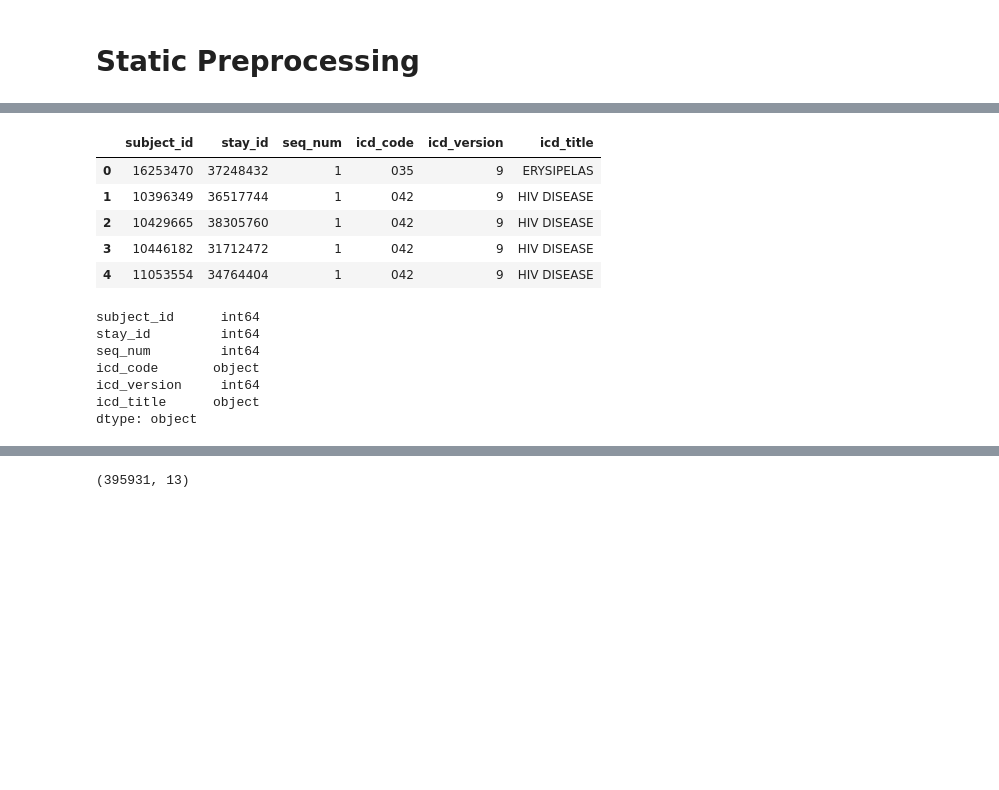
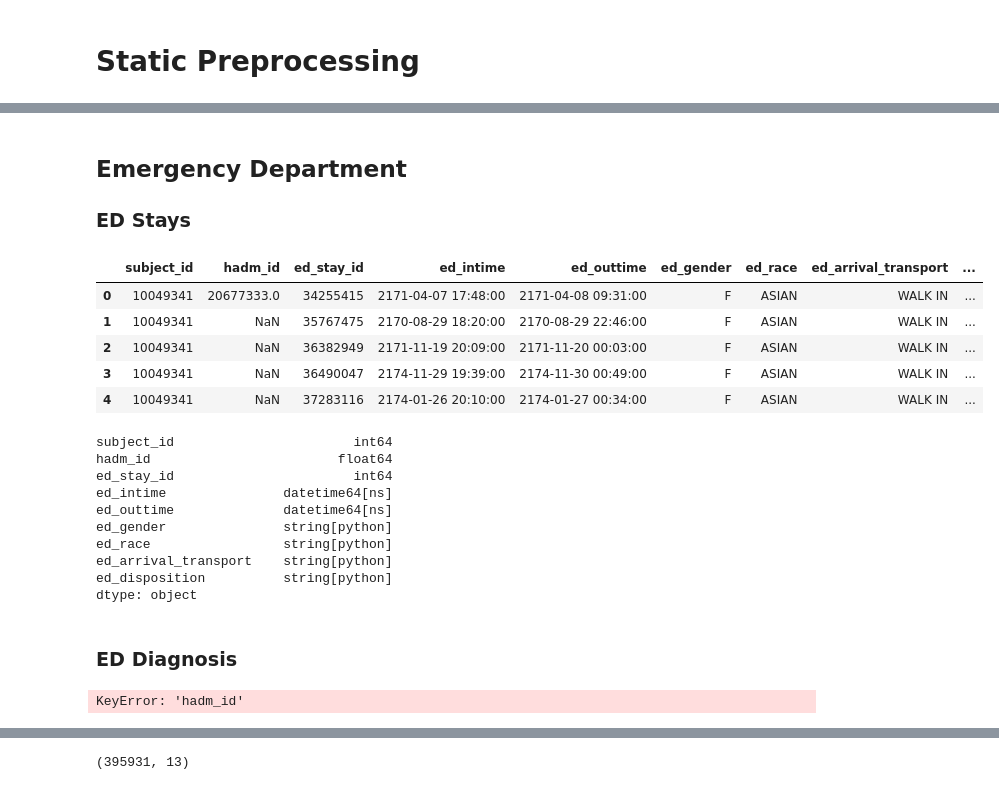
Before and after one commit to brandonng2/ClinicalDigitalTwin, a Jupyter notebook: notebooks/static_preprocessing.ipynb, the cells around one changed output, grey strips where cells are left out. Drawn from its saved outputs; the diff is of its cells as text; code cells hidden in the pictures; blank space fills up the shorter version.

Commit message:
Adding static preprocessing fucntions

```diff
--- a/notebooks/static_preprocessing.ipynb
+++ b/notebooks/static_preprocessing.ipynb
@@ -28,4 +28,5 @@ with open(config_path, "r") as f:
 in_dir = os.path.join(repo_root, config["paths"]["in_dir"])
 out_dir = os.path.join(repo_root, config["paths"]["out_dir"])
 
-patients, admissions, hosp_diagnosis, drgcodes, icustays, edstays, ed_diagnosis, record_list = load_static_data(config)
+# Pass in_dir as the first argument
+hosp_patients_df, hosp_admissions_df, hosp_diagnosis_df, hosp_drgcodes_df, icustays_df, edstays_df, ed_diagnosis_df, record_list_df = load_static_data(in_dir, config)
@@ -115,0 +167,19 @@ ImportError: cannot import name 'preprocess_patient' from 'preprocessing.static_
+# %%
+# from preprocessing.static_preprocessing import preprocess_icustays
+
+def add_prefix_to_columns(df, prefix):
+    """
+    Add prefix to all columns except subject_id and hadm_id.
+    """
+    exclude_cols = ['subject_id', 'hadm_id']
+
+    rename_dict = {
+        col: f"{prefix}_{col}"
+        for col in df.columns
+        if col not in exclude_cols
+    }
+
+    return clean_cols_types(df.rename(columns=rename_dict))
+
+icustays_df_cleaned = add_prefix_to_columns(icustays_df, 'icu')
+icustays_df_cleaned.head()
@@ -116,23 +205,33 @@ ImportError: cannot import name 'preprocess_patient' from 'preprocessing.static_
+# %% [markdown]
+## Emergency Department
+### ED Stays
+# %%
+edstays_df_cleaned = add_prefix_to_columns(edstays_df, 'ed')
+edstays_df_cleaned.head()
+# %% [output]
+|  | subject_id | hadm_id | ed_stay_id | ed_intime | ed_outtime | ed_gender | ed_race | ed_arrival_transport | ... |
+| 0 | 10049341 | 20677333.0 | 34255415 | 2171-04-07 17:48:00 | 2171-04-08 09:31:00 | F | ASIAN | WALK IN | ... |
+| 1 | 10049341 | NaN | 35767475 | 2170-08-29 18:20:00 | 2170-08-29 22:46:00 | F | ASIAN | WALK IN | ... |
+| 2 | 10049341 | NaN | 36382949 | 2171-11-19 20:09:00 | 2171-11-20 00:03:00 | F | ASIAN | WALK IN | ... |
+| 3 | 10049341 | NaN | 36490047 | 2174-11-29 19:39:00 | 2174-11-30 00:49:00 | F | ASIAN | WALK IN | ... |
+| 4 | 10049341 | NaN | 37283116 | 2174-01-26 20:10:00 | 2174-01-27 00:34:00 | F | ASIAN | WALK IN | ... |
 # %%
-ed_diagnosis_filename = config["static_sources"]["ed_diagnosis"]
-ed_diagnosis_path = os.path.join(in_dir, ed_diagnosis_filename)
-
-ed_diagnosis_patient = pd.read_csv(ed_diagnosis_path)
-ed_diagnosis_patient.head()
+edstays_df_cleaned.dtypes
 # %% [output]
-|  | subject_id | stay_id | seq_num | icd_code | icd_version | icd_title |
-| 0 | 16253470 | 37248432 | 1 | 035 | 9 | ERYSIPELAS |
-| 1 | 10396349 | 36517744 | 1 | 042 | 9 | HIV DISEASE |
-| 2 | 10429665 | 38305760 | 1 | 042 | 9 | HIV DISEASE |
-| 3 | 10446182 | 31712472 | 1 | 042 | 9 | HIV DISEASE |
-| 4 | 11053554 | 34764404 | 1 | 042 | 9 | HIV DISEASE |
+subject_id                       int64
+hadm_id                        float64
+ed_stay_id                       int64
+ed_intime               datetime64[ns]
+ed_outtime              datetime64[ns]
+ed_gender               string[python]
+ed_race                 string[python]
+ed_arrival_transport    string[python]
+ed_disposition          string[python]
+dtype: object
-# %%
-ed_diagnosis_patient.dtypes
-# %% [output]
-subject_id      int64
-stay_id         int64
-seq_num         int64
-icd_code       object
-icd_version     int64
-icd_title      object
-dtype: object
+# %% [markdown]
+### ED Diagnosis
+# %%
+ed_diagnosis_df_cleaned = clean_diagnosis_data(ed_diagnosis_df, 'ed')
+ed_diagnosis_df_cleaned.head()
+# %% [output]
+KeyError: 'hadm_id'
```
Also changed, not shown: parts of 26 cells of this notebook, 1 other file.
